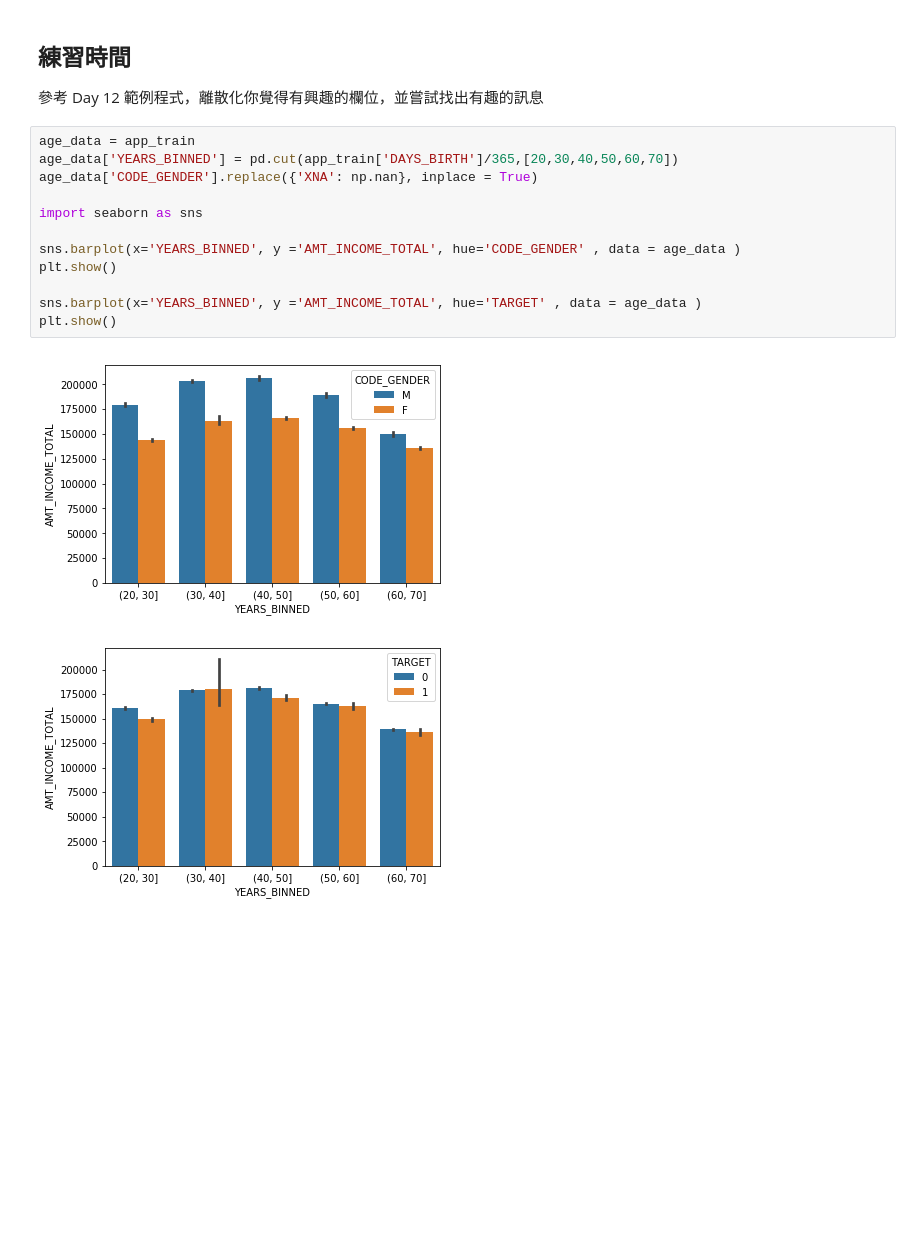
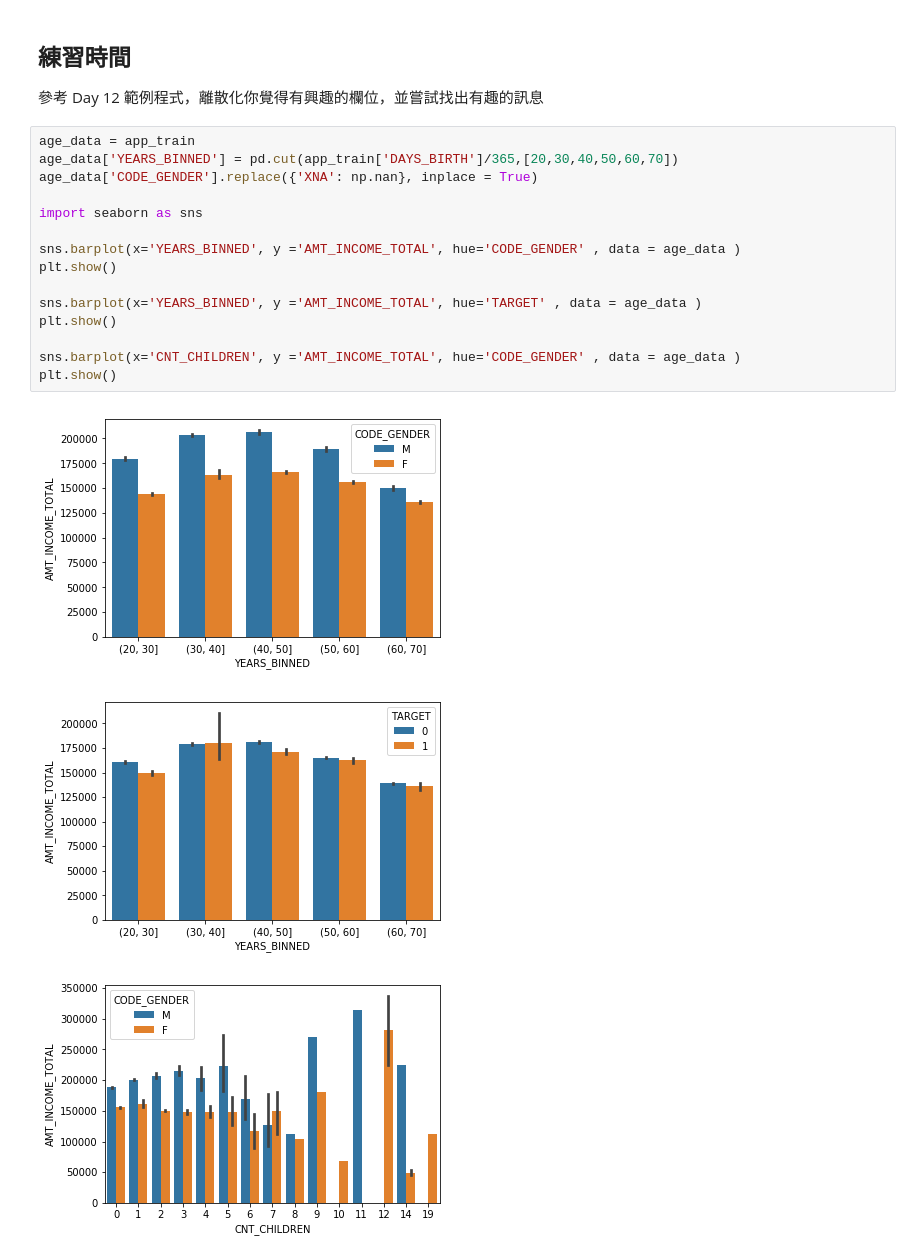
Before and after one commit to caseykcchang/2nd-ML100Days, a Jupyter notebook: homework/D13/Day_013_HW.ipynb, the cells around one changed output. Drawn from its saved outputs; the diff is of its cells as text; blank space fills up the shorter version.

```diff
--- a/homework/D13/Day_013_HW.ipynb
+++ b/homework/D13/Day_013_HW.ipynb
@@ -72,15 +72,19 @@ app_train['DAYS_BIRTH'] = abs(app_train['DAYS_BIRTH'])
 # %%
 age_data = app_train
 age_data['YEARS_BINNED'] = pd.cut(app_train['DAYS_BIRTH']/365,[20,30,40,50,60,70])
 age_data['CODE_GENDER'].replace({'XNA': np.nan}, inplace = True)
 
 import seaborn as sns
 
 sns.barplot(x='YEARS_BINNED', y ='AMT_INCOME_TOTAL', hue='CODE_GENDER' , data = age_data )
 plt.show()
 
 sns.barplot(x='YEARS_BINNED', y ='AMT_INCOME_TOTAL', hue='TARGET' , data = age_data )
 plt.show()
+
+sns.barplot(x='CNT_CHILDREN', y ='AMT_INCOME_TOTAL', hue='CODE_GENDER' , data = age_data )
+plt.show()
 # %% [output]
 [figure]
 [figure]
+[figure, added]
```
